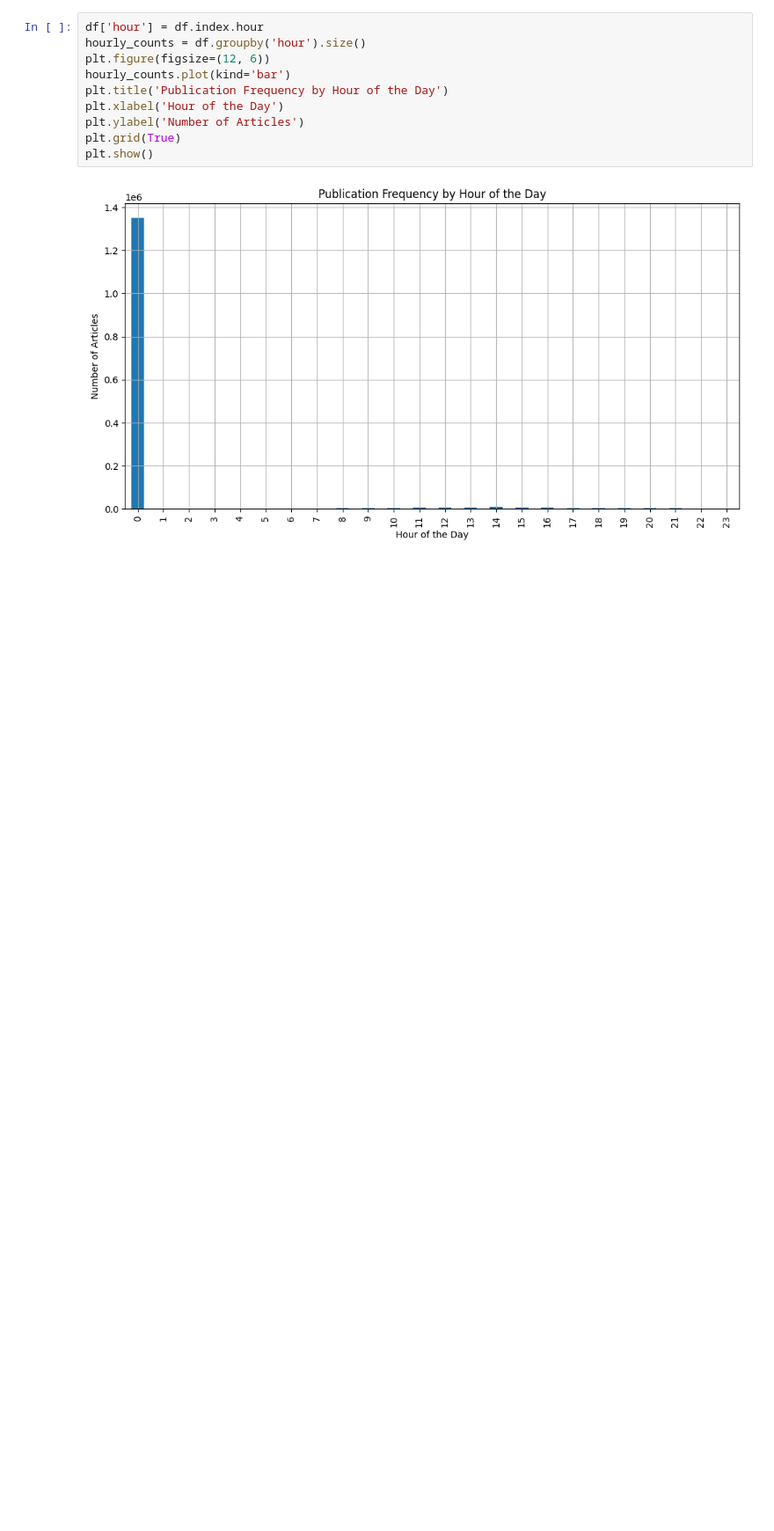
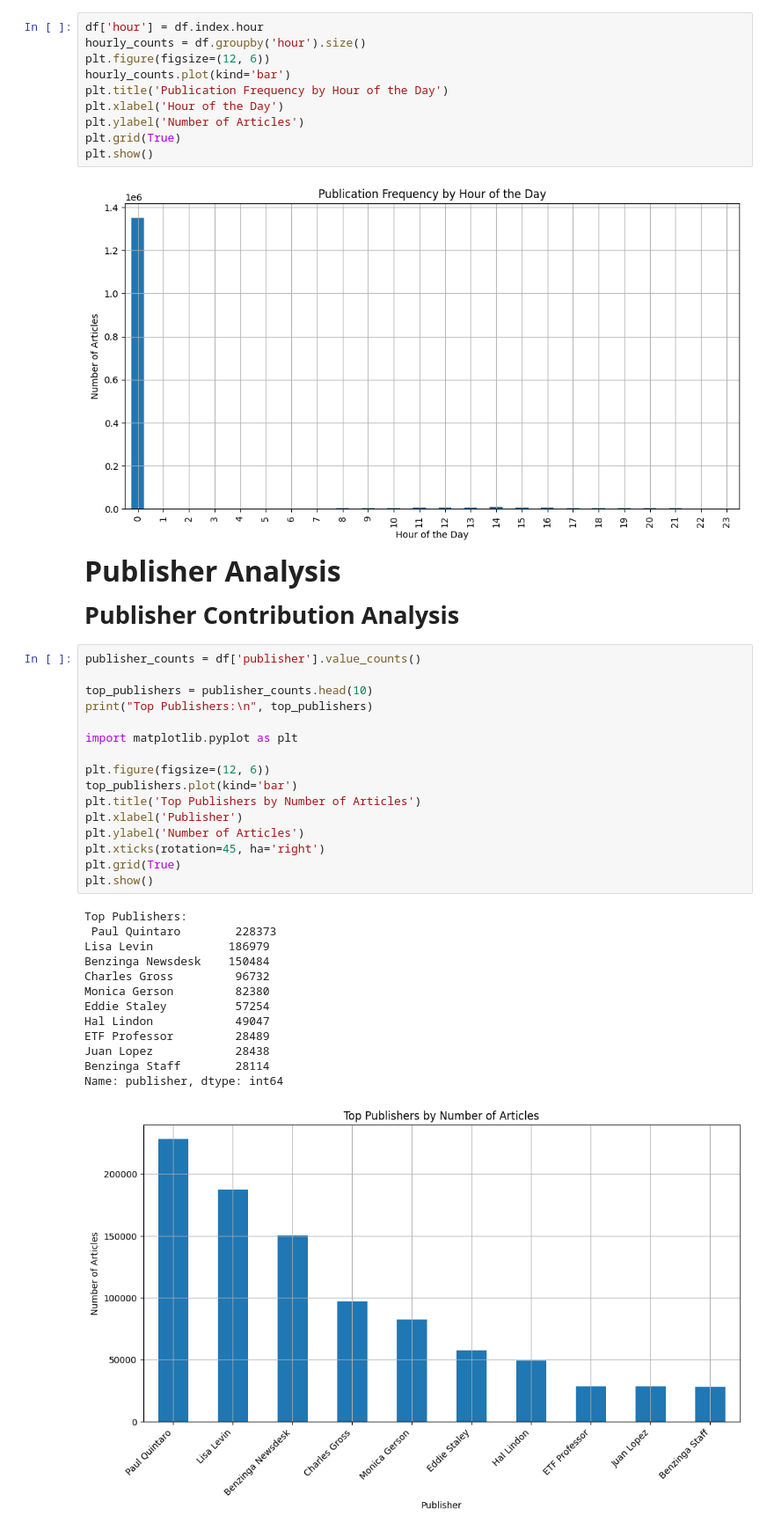
Before and after one commit to Wbam/Week_1, a Jupyter notebook: notebooks/EDA_analysis.ipynb, the cells around one changed output. Shown: that part at 88% size. Saved outputs shown, nothing was run; the diff lists cells and outputs as text; blank space fills up the shorter version.

Commit message:
completed working on publisher analysis

```diff
--- a/notebooks/EDA_analysis.ipynb
+++ b/notebooks/EDA_analysis.ipynb
@@ -235,3 +235,37 @@ plt.grid(True)
 plt.show()
 # %% [output]
 [figure]
+# %% [markdown]
+<span style="font-size:32px; font-weight:bold;">Publisher Analysis</span>
+# %% [markdown]
+<span style="font-size:27px; font-weight:bold;">Publisher Contribution Analysis</span>
+# %%
+publisher_counts = df['publisher'].value_counts()
+
+top_publishers = publisher_counts.head(10)
+print("Top Publishers:\n", top_publishers)
+
+import matplotlib.pyplot as plt
+
+plt.figure(figsize=(12, 6))
+top_publishers.plot(kind='bar')
+plt.title('Top Publishers by Number of Articles')
+plt.xlabel('Publisher')
+plt.ylabel('Number of Articles')
+plt.xticks(rotation=45, ha='right')
+plt.grid(True)
+plt.show()
+# %% [output]
+Top Publishers:
+ Paul Quintaro        228373
+Lisa Levin           186979
+Benzinga Newsdesk    150484
+Charles Gross         96732
+Monica Gerson         82380
+Eddie Staley          57254
+Hal Lindon            49047
+ETF Professor         28489
+Juan Lopez            28438
+Benzinga Staff        28114
+Name: publisher, dtype: int64
+[figure, added]
```
Also changed, not shown: parts of 3 cells of this notebook.
